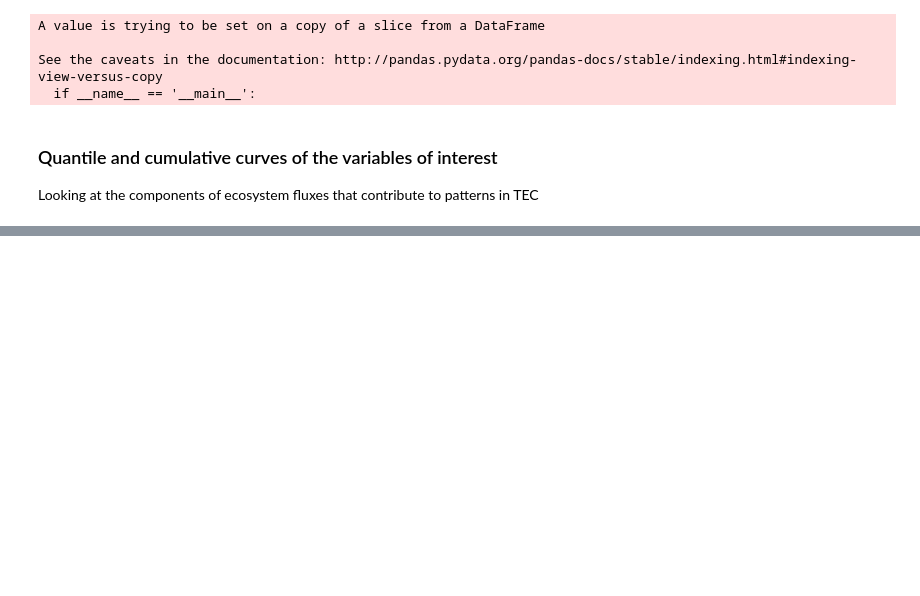
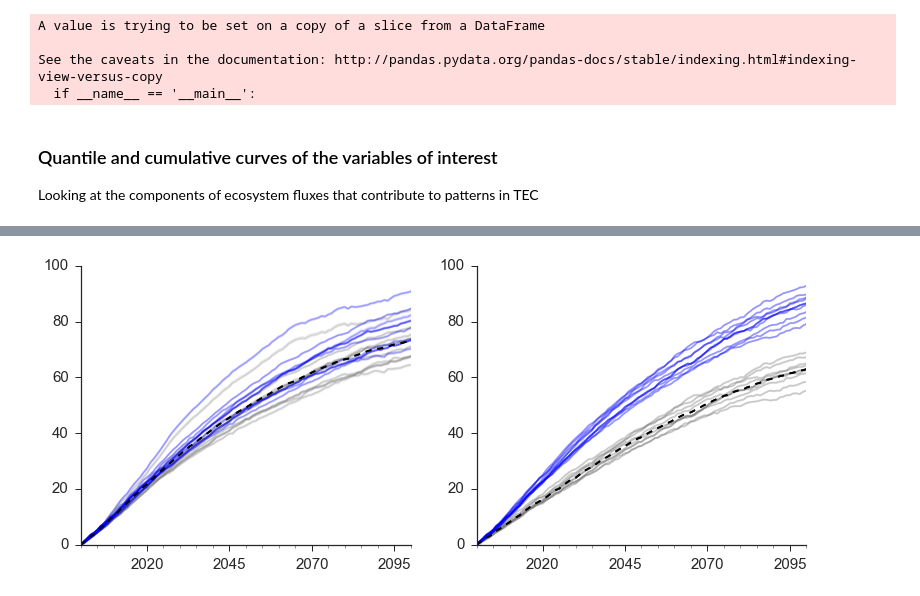
Before and after one commit to djkrofch/FtBenning, a Jupyter notebook: SwantesonFranzianAnalysis.ipynb, the cells around one changed output, grey strips where cells are left out. Drawn from its saved outputs; the diff is of its cells as text; code cells hidden in the pictures; blank space fills up the shorter version.

```diff
--- a/SwantesonFranzianAnalysis.ipynb
+++ b/SwantesonFranzianAnalysis.ipynb
@@ -492,3 +573,61 @@ sns.despine()
+# %%
+nomanmean = summed_noman.groupby(['Time']).mean().cumsum().reset_index()
+rxmean   = testRx.groupby(['Time']).mean().cumsum().reset_index()
+index = pd.date_range('2000-1-1', periods=len(nomanmean), freq='1A')
+nomanmean.index = index
+rxmean.index = index
+
+f, ((ax1, ax2)) = plt.subplots(1,2, figsize =(13,5))
+
+for replicate in reps:
+
+    for climate in nomansims:
+        thisSimNoMan = summed_noman[(summed_noman.Sim == climate) & (summed_noman.rep == replicate)]
+        summedTSNM = thisSimNoMan.NECBw.cumsum()
+        summedTSNM.index = pd.date_range('2000-1-1', periods=len(summedTSNM), freq='1A')
+        summedTSNM.plot(ax = ax1, color = 'gray', alpha = 0.05)
+
+    for climate in mgmtsims:
+        thisSimRx = testRx[(testRx.Sim == climate) & (testRx.rep == replicate)]
+        summedTSRX = thisSimRx.NECBtot.cumsum()
+        summedTSRX.index = pd.date_range('2000-1-1', periods=len(summedTSRX), freq='1A')
+        summedTSRX.plot(ax = ax2, color = 'gray', alpha = 0.05)
+
+
+nomanmean.NECBw.plot(ax = ax1, color = 'black', linestyle = '--')
+rxmean.NECBtot.plot(ax = ax2, color = 'black', linestyle = '--')
+
+ax1.set_ylim([0,90])
+ax2.set_ylim([0,90])
+sns.despine()
+sns.set_style('ticks')
+
+
+
+for replicate in reps:
+
+    for climate in nomansims:
+        thisSimNoMan = summed_noman[(summed_noman.Sim == climate) & (summed_noman.rep == replicate)]
+        summedTSNM = thisSimNoMan.NEECw.cumsum()
+        summedTSNM.index = pd.date_range('2000-1-1', periods=len(summedTSNM), freq='1A')
+        summedTSNM.plot(ax = ax1, color = 'blue', alpha = 0.05)
+
+    for climate in mgmtsims:
+        thisSimRx = testRx[(testRx.Sim == climate) & (testRx.rep == replicate)]
+        summedTSRX = thisSimRx.NEECw.cumsum()
+        summedTSRX.index = pd.date_range('2000-1-1', periods=len(summedTSRX), freq='1A')
+        summedTSRX.plot(ax = ax2, color = 'blue', alpha = 0.05)
+
+
+nomanmean.NECBw.plot(ax = ax1, color = 'black', linestyle = '--')
+rxmean.NECBtot.plot(ax = ax2, color = 'black', linestyle = '--')
+
+ax1.set_ylim([0,100])
+ax2.set_ylim([0,100])
+sns.despine()
+sns.set_style('ticks')
+# %% [output]
+[figure, added]
 # %%
 f, ((ax1, ax2)) = plt.subplots(1,2, figsize =(13,5))
 
```
Also changed, not shown: parts of 7 cells of this notebook.
